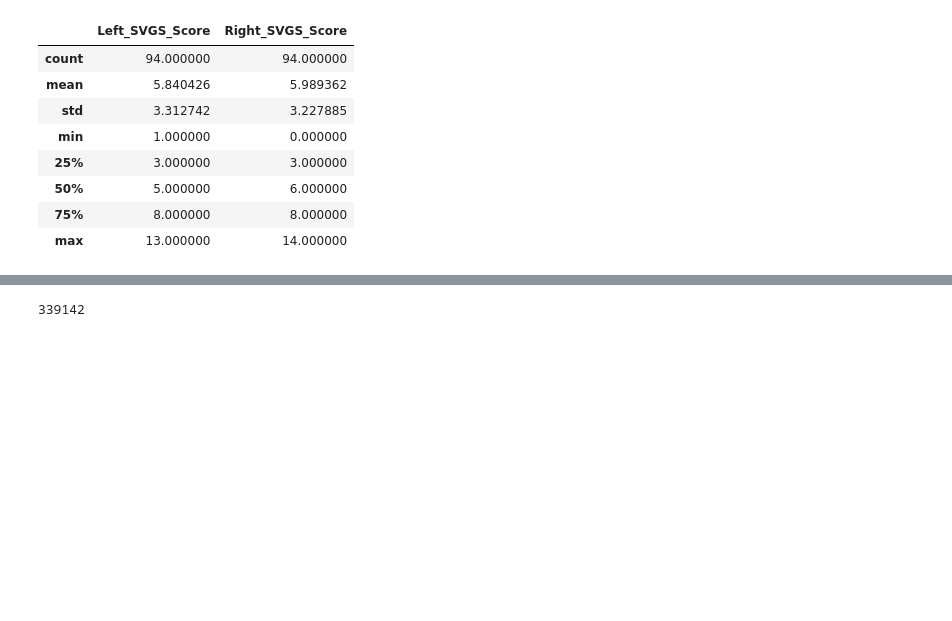
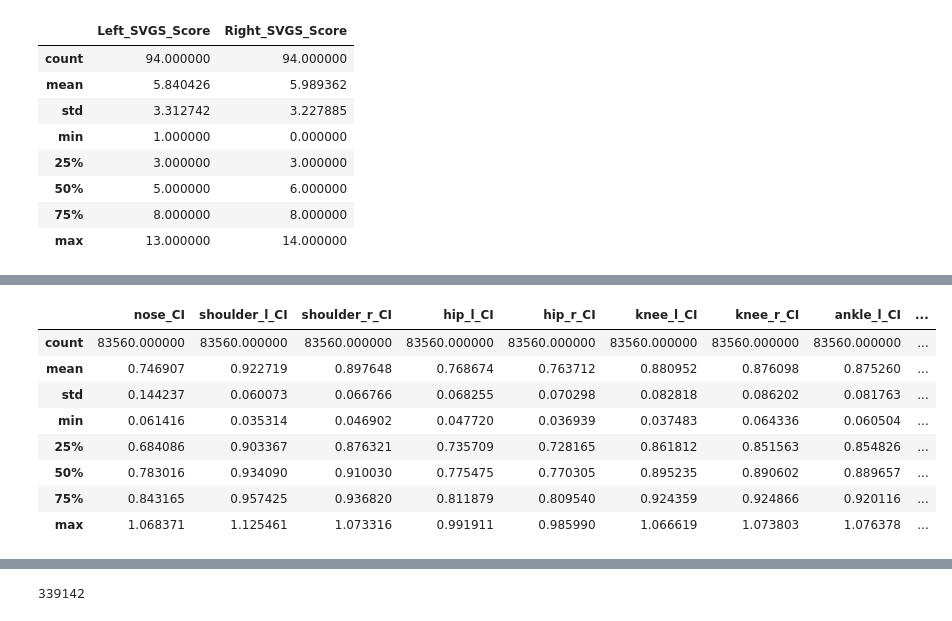
Before and after one commit to affogato-lab/CVPR-2026-mochi, a Jupyter notebook: CVPR_2026.ipynb, the cells around one changed output, grey strips where cells are left out. Saved outputs shown, nothing was run; the diff lists cells and outputs as text; code cells hidden in the pictures; blank space fills up the shorter version.

```diff
--- a/CVPR_2026.ipynb
+++ b/CVPR_2026.ipynb
@@ -195,0 +202,12 @@ front_df.tail()
+# %%
+back_df[CI].describe()
+# %% [output]
+|  | nose_CI | shoulder_l_CI | shoulder_r_CI | hip_l_CI | hip_r_CI | knee_l_CI | knee_r_CI | ankle_l_CI | ... |
+| count | 83560.000000 | 83560.000000 | 83560.000000 | 83560.000000 | 83560.000000 | 83560.000000 | 83560.000000 | 83560.000000 | ... |
+| mean | 0.746907 | 0.922719 | 0.897648 | 0.768674 | 0.763712 | 0.880952 | 0.876098 | 0.875260 | ... |
+| std | 0.144237 | 0.060073 | 0.066766 | 0.068255 | 0.070298 | 0.082818 | 0.086202 | 0.081763 | ... |
+| min | 0.061416 | 0.035314 | 0.046902 | 0.047720 | 0.036939 | 0.037483 | 0.064336 | 0.060504 | ... |
+| 25% | 0.684086 | 0.903367 | 0.876321 | 0.735709 | 0.728165 | 0.861812 | 0.851563 | 0.854826 | ... |
+| 50% | 0.783016 | 0.934090 | 0.910030 | 0.775475 | 0.770305 | 0.895235 | 0.890602 | 0.889657 | ... |
+| 75% | 0.843165 | 0.957425 | 0.936820 | 0.811879 | 0.809540 | 0.924359 | 0.924866 | 0.920116 | ... |
+| max | 1.068371 | 1.125461 | 1.073316 | 0.991911 | 0.985990 | 1.066619 | 1.073803 | 1.076378 | ... |
```
Also changed, not shown: parts of 13 cells of this notebook.
